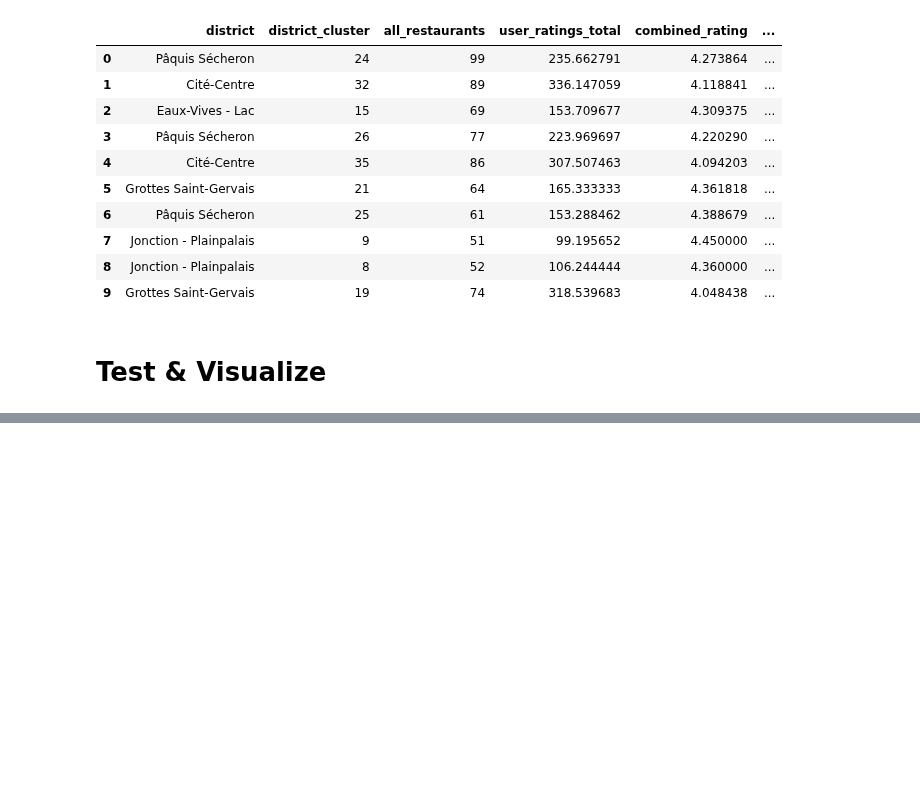
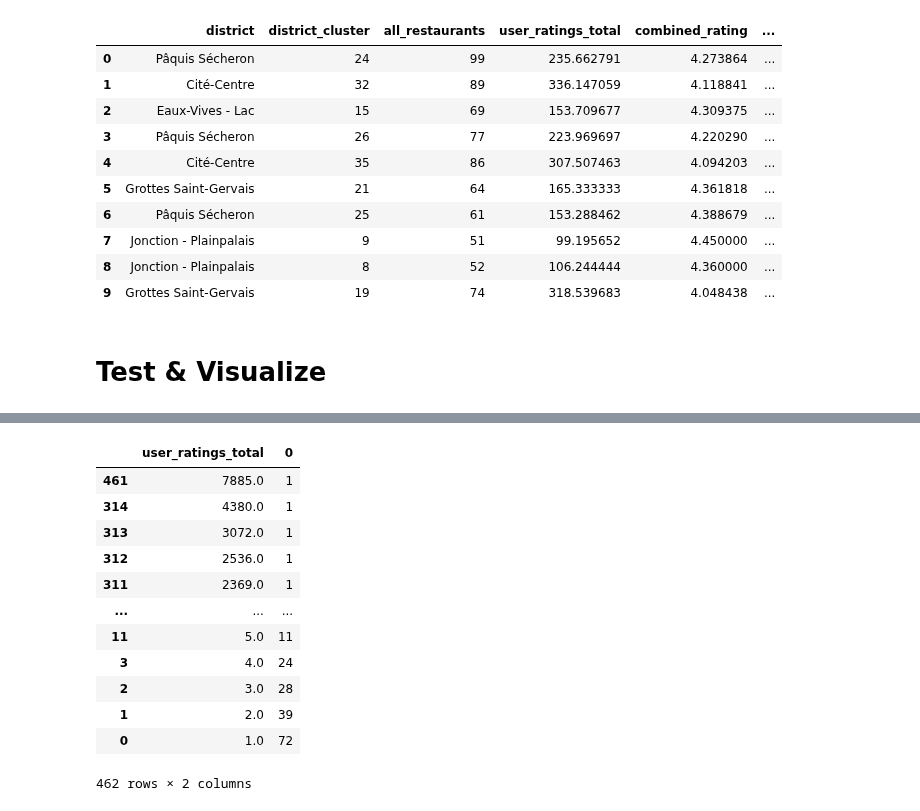
Before and after one commit to burakonurlu/best_restaurant_location, a Jupyter notebook: notebooks/burak_select_location_v1_05.ipynb, the cells around one changed output, grey strips where cells are left out. Saved outputs shown, nothing was run; the diff lists cells and outputs as text; code cells hidden in the pictures; blank space fills up the shorter version.

```diff
--- a/notebooks/burak_select_location_v1_05.ipynb
+++ b/notebooks/burak_select_location_v1_05.ipynb
@@ -464,0 +498,16 @@ df_district[df_district['district']==rest_district][['district_zoom']][0]
+# %%
+data[["user_ratings_total"]].value_counts().reset_index().sort_values(by="user_ratings_total", ascending=False)
+# %% [output]
+|  | user_ratings_total | 0 |
+| 461 | 7885.0 | 1 |
+| 314 | 4380.0 | 1 |
+| 313 | 3072.0 | 1 |
+| 312 | 2536.0 | 1 |
+| 311 | 2369.0 | 1 |
+| ... | ... | ... |
+| 11 | 5.0 | 11 |
+| 3 | 4.0 | 24 |
+| 2 | 3.0 | 28 |
+| 1 | 2.0 | 39 |
+| 0 | 1.0 | 72 |
+462 rows × 2 columns
```
Also changed, not shown: parts of 12 cells of this notebook, 13 other files.
